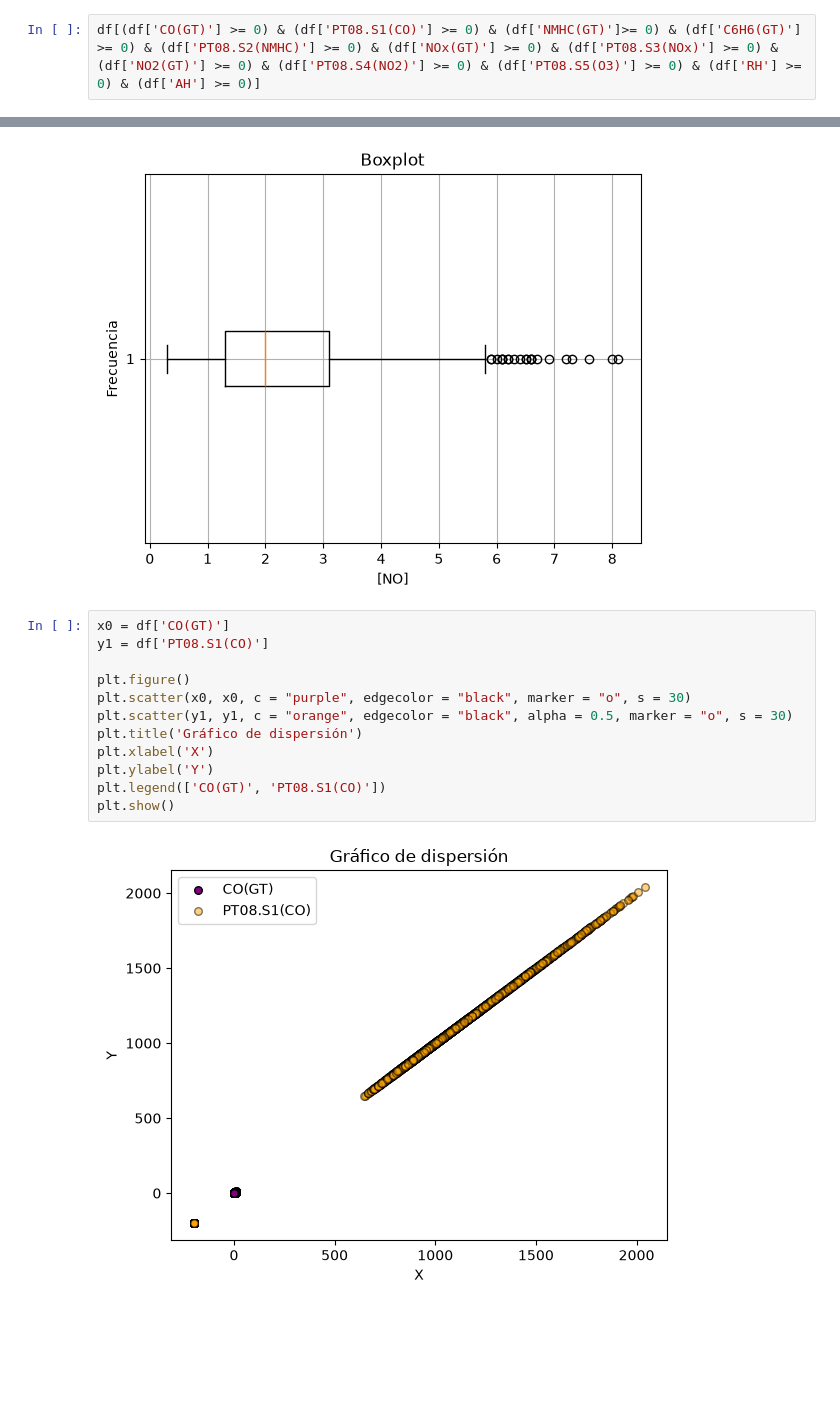
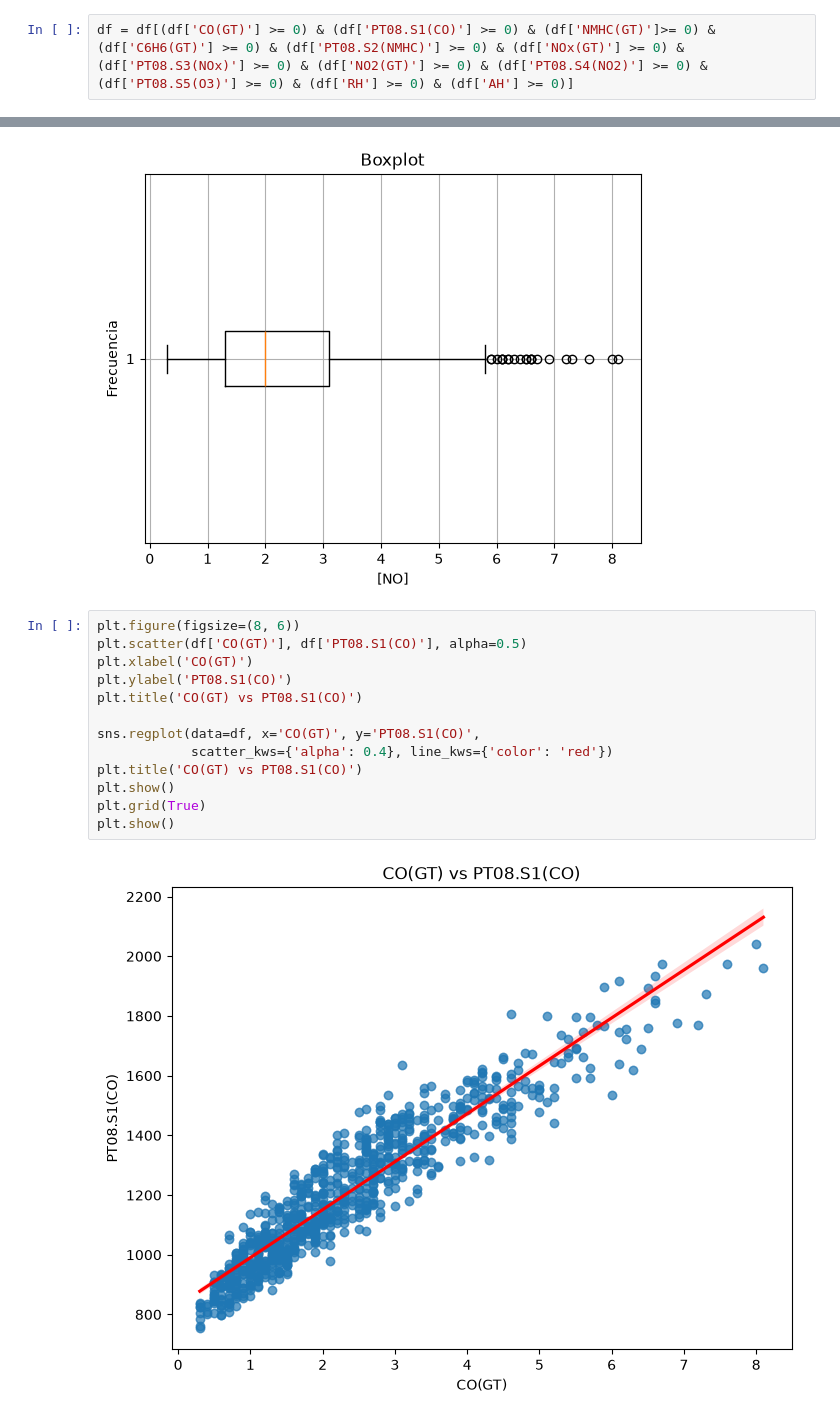
Before and after one commit to Villena21/cosas-uni, a Jupyter notebook: Python/proyecto/proyecto.ipynb, the cells around one changed output, grey strips where cells are left out. Cells and saved outputs as stored; diff of their text form; blank space fills up the shorter version.

```diff
--- a/Python/proyecto/proyecto.ipynb
+++ b/Python/proyecto/proyecto.ipynb
@@ -48,2 +33,2 @@ dtype: int64
 # %%
-df[(df['CO(GT)'] >= 0) & (df['PT08.S1(CO)'] >= 0) & (df['NMHC(GT)']>= 0) & (df['C6H6(GT)'] >= 0) & (df['PT08.S2(NMHC)'] >= 0) & (df['NOx(GT)'] >= 0) & (df['PT08.S3(NOx)'] >= 0) & (df['NO2(GT)'] >= 0) & (df['PT08.S4(NO2)'] >= 0) & (df['PT08.S5(O3)'] >= 0) & (df['RH'] >= 0) & (df['AH'] >= 0)]
+df = df[(df['CO(GT)'] >= 0) & (df['PT08.S1(CO)'] >= 0) & (df['NMHC(GT)']>= 0) & (df['C6H6(GT)'] >= 0) & (df['PT08.S2(NMHC)'] >= 0) & (df['NOx(GT)'] >= 0) & (df['PT08.S3(NOx)'] >= 0) & (df['NO2(GT)'] >= 0) & (df['PT08.S4(NO2)'] >= 0) & (df['PT08.S5(O3)'] >= 0) & (df['RH'] >= 0) & (df['AH'] >= 0)]
@@ -136,16 +93,17 @@ plt.show()
 # %% [output]
 [figure]
 # %%
-x0 = df['CO(GT)']
-y1 = df['PT08.S1(CO)']
+plt.figure(figsize=(8, 6))
+plt.scatter(df['CO(GT)'], df['PT08.S1(CO)'], alpha=0.5)
+plt.xlabel('CO(GT)')
+plt.ylabel('PT08.S1(CO)')
+plt.title('CO(GT) vs PT08.S1(CO)')
 
-plt.figure()
-plt.scatter(x0, x0, c = "purple", edgecolor = "black", marker = "o", s = 30)
-plt.scatter(y1, y1, c = "orange", edgecolor = "black", alpha = 0.5, marker = "o", s = 30)
-plt.title('Gráfico de dispersión')
-plt.xlabel('X')
-plt.ylabel('Y')
-plt.legend(['CO(GT)', 'PT08.S1(CO)'])
+sns.regplot(data=df, x='CO(GT)', y='PT08.S1(CO)',
+            scatter_kws={'alpha': 0.4}, line_kws={'color': 'red'})
+plt.title('CO(GT) vs PT08.S1(CO)')
 plt.show()
+plt.grid(True)
+plt.show()
 # %% [output]
-[figure, old version]
+[figure, new version]
```
Also changed, not shown: parts of 7 cells of this notebook.
